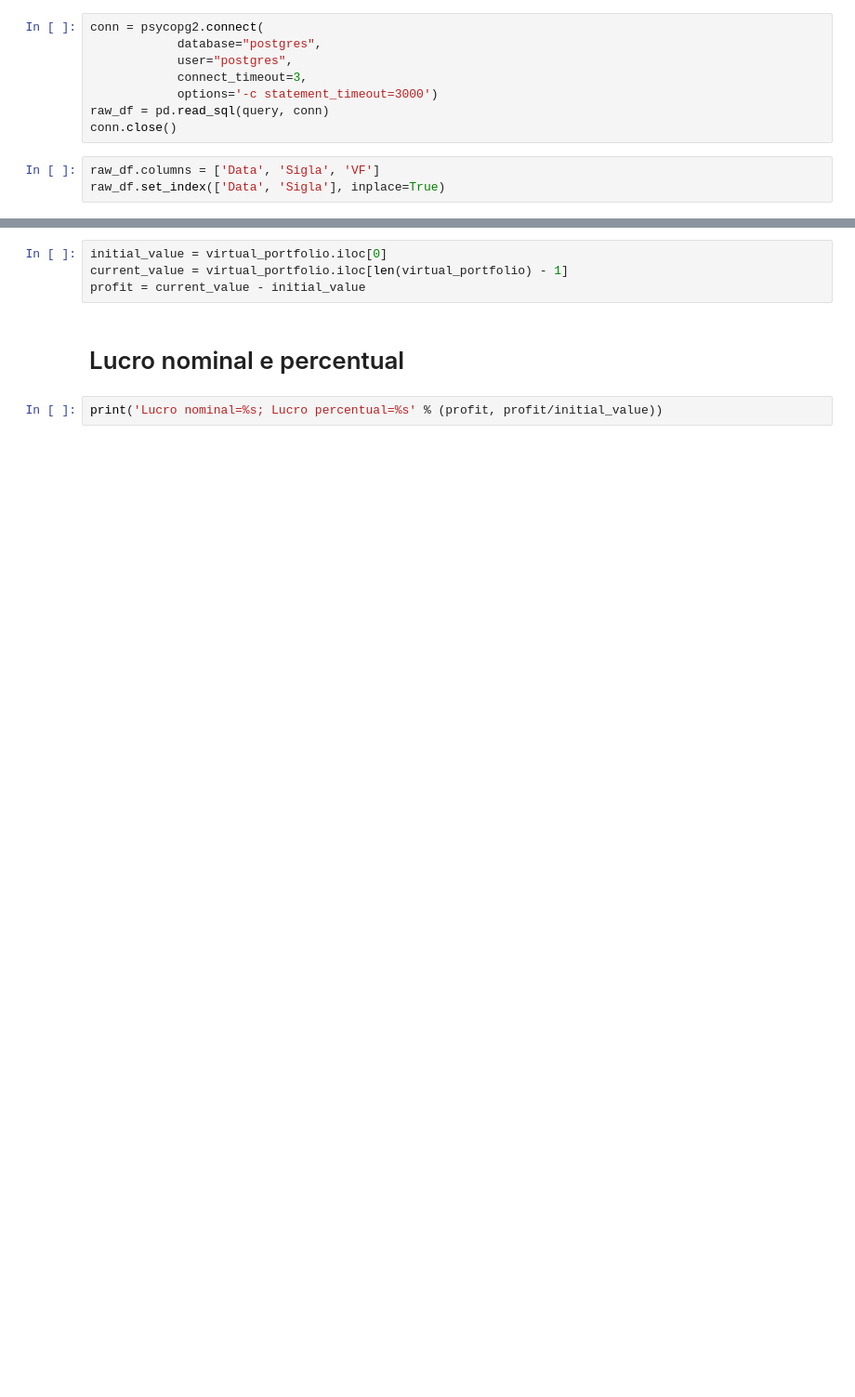
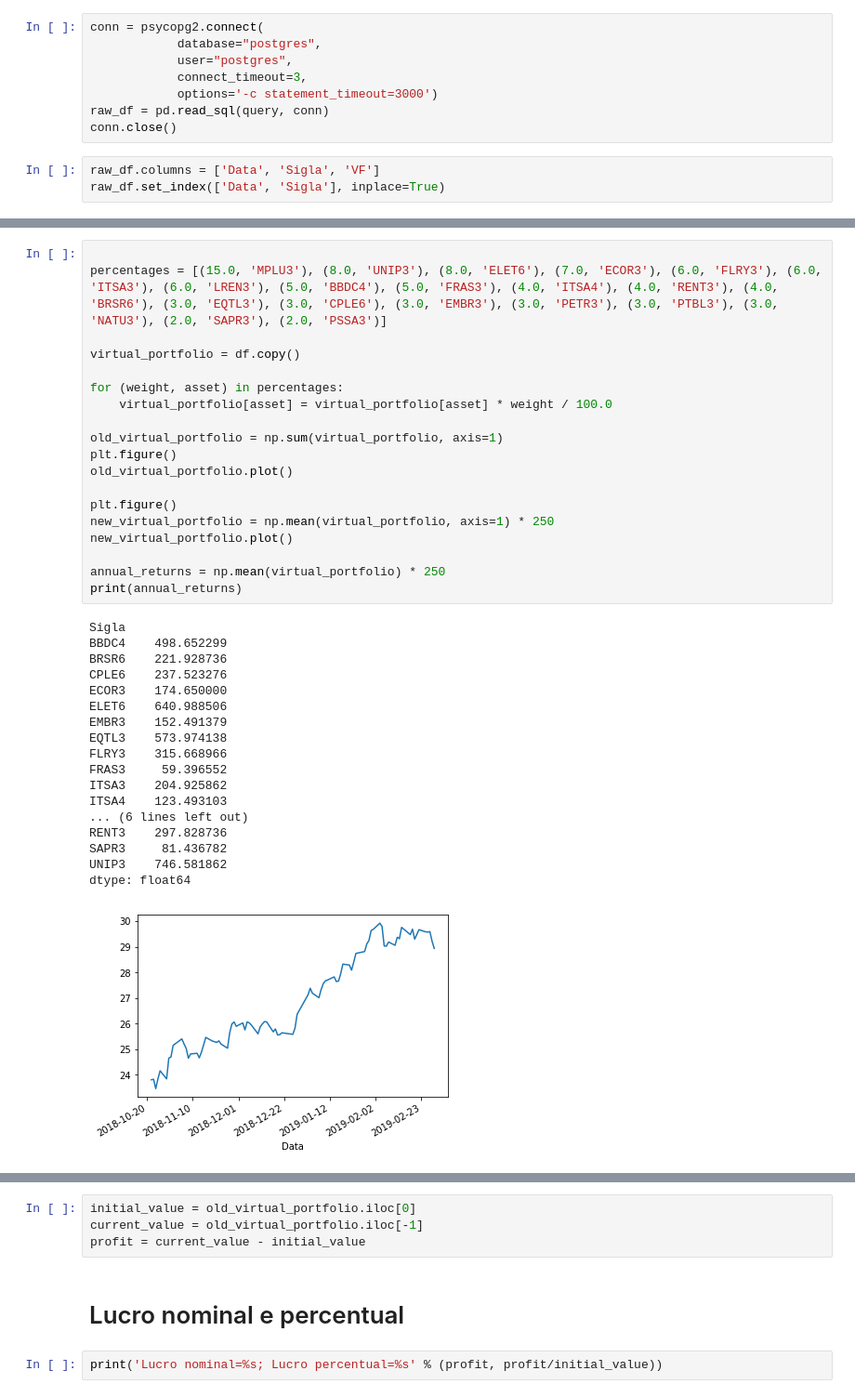
Before and after one commit to mateusquaresma/portfolio-manager, a Jupyter notebook: Visualizador do Moneta.ipynb, the cells around one changed output, grey strips where cells are left out. Shown at 93% size. Drawn from its saved outputs; the diff is of its cells as text; blank space fills up the shorter version.

```diff
--- a/Visualizador do Moneta.ipynb
+++ b/Visualizador do Moneta.ipynb
@@ -94,0 +107,38 @@ virtual_portfolio.plot()
+# %%
+
+percentages = [(15.0, 'MPLU3'), (8.0, 'UNIP3'), (8.0, 'ELET6'), (7.0, 'ECOR3'), (6.0, 'FLRY3'), (6.0, 'ITSA3'), (6.0, 'LREN3'), (5.0, 'BBDC4'), (5.0, 'FRAS3'), (4.0, 'ITSA4'), (4.0, 'RENT3'), (4.0, 'BRSR6'), (3.0, 'EQTL3'), (3.0, 'CPLE6'), (3.0, 'EMBR3'), (3.0, 'PETR3'), (3.0, 'PTBL3'), (3.0, 'NATU3'), (2.0, 'SAPR3'), (2.0, 'PSSA3')]
+
+virtual_portfolio = df.copy()
+
+for (weight, asset) in percentages:
+    virtual_portfolio[asset] = virtual_portfolio[asset] * weight / 100.0
+
+old_virtual_portfolio = np.sum(virtual_portfolio, axis=1)
+plt.figure()
+old_virtual_portfolio.plot()
+
+plt.figure()
+new_virtual_portfolio = np.mean(virtual_portfolio, axis=1) * 250
+new_virtual_portfolio.plot()
+
+annual_returns = np.mean(virtual_portfolio) * 250
+print(annual_returns)
+# %% [output]
+Sigla
+BBDC4    498.652299
+BRSR6    221.928736
+CPLE6    237.523276
+ECOR3    174.650000
+ELET6    640.988506
+EMBR3    152.491379
+EQTL3    573.974138
+FLRY3    315.668966
+FRAS3     59.396552
+ITSA3    204.925862
+ITSA4    123.493103
+... (6 lines left out)
+RENT3    297.828736
+SAPR3     81.436782
+UNIP3    746.581862
+dtype: float64
+[figure, added]
@@ -95,6 +146,6 @@ virtual_portfolio.plot()
 # %%
-initial_value = virtual_portfolio.iloc[0]
-current_value = virtual_portfolio.iloc[len(virtual_portfolio) - 1]
+initial_value = old_virtual_portfolio.iloc[0]
+current_value = old_virtual_portfolio.iloc[-1]
 profit = current_value - initial_value
 # %% [markdown]
 # Lucro nominal e percentual
```
Also changed, not shown: parts of 13 cells of this notebook.
